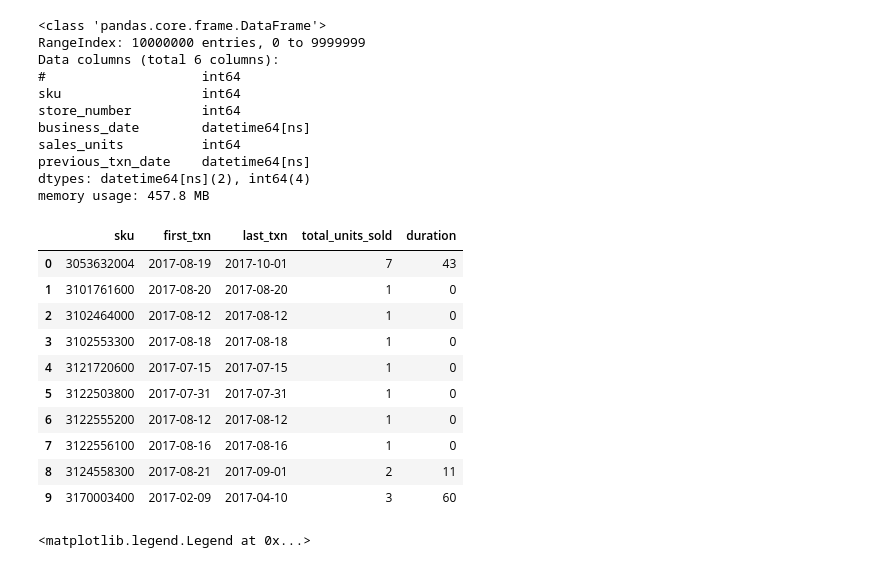
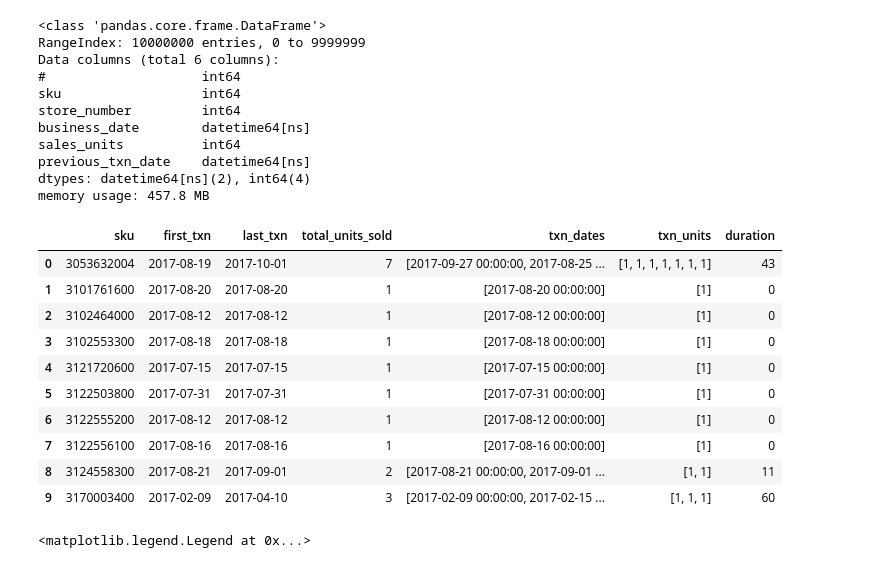
Before and after one commit to ramanbhamrah/footlocker, a Jupyter notebook: FL_product_age_analysis.ipynb, the cells around one changed output. Saved outputs shown, nothing was run; the diff lists cells and outputs as text; code cells hidden in the pictures.

```diff
--- a/FL_product_age_analysis.ipynb
+++ b/FL_product_age_analysis.ipynb
@@ -38,24 +38,26 @@ memory usage: 457.8 MB
 # %%
 df = pd.DataFrame()
 df['first_txn'] = data.groupby(['sku'])['business_date'].min()
 df['last_txn'] = data.groupby(['sku'])['business_date'].max()
 df['total_units_sold'] = data.groupby(['sku'])['sales_units'].sum()
+df['txn_dates'] = data.groupby(['sku'])['business_date'].apply(lambda x: list(x))
+df['txn_units'] = data.groupby(['sku'])['sales_units'].apply(lambda x: list(x))
 df.reset_index(inplace= True)
 df['duration'] = (df['last_txn'] - df['first_txn']).dt.days
 
 df.head(10)
 # %% [output]
-|  | sku | first_txn | last_txn | total_units_sold | duration |
-| 0 | 3053632004 | 2017-08-19 | 2017-10-01 | 7 | 43 |
-| 1 | 3101761600 | 2017-08-20 | 2017-08-20 | 1 | 0 |
-| 2 | 3102464000 | 2017-08-12 | 2017-08-12 | 1 | 0 |
-| 3 | 3102553300 | 2017-08-18 | 2017-08-18 | 1 | 0 |
-| 4 | 3121720600 | 2017-07-15 | 2017-07-15 | 1 | 0 |
-| 5 | 3122503800 | 2017-07-31 | 2017-07-31 | 1 | 0 |
-| 6 | 3122555200 | 2017-08-12 | 2017-08-12 | 1 | 0 |
-| 7 | 3122556100 | 2017-08-16 | 2017-08-16 | 1 | 0 |
-| 8 | 3124558300 | 2017-08-21 | 2017-09-01 | 2 | 11 |
-| 9 | 3170003400 | 2017-02-09 | 2017-04-10 | 3 | 60 |
+|  | sku | first_txn | last_txn | total_units_sold | txn_dates | txn_units | duration |
+| 0 | 3053632004 | 2017-08-19 | 2017-10-01 | 7 | [2017-09-27 00:00:00, 2017-08-25 ... | [1, 1, 1, 1, 1, 1, 1] | 43 |
+| 1 | 3101761600 | 2017-08-20 | 2017-08-20 | 1 | [2017-08-20 00:00:00] | [1] | 0 |
+| 2 | 3102464000 | 2017-08-12 | 2017-08-12 | 1 | [2017-08-12 00:00:00] | [1] | 0 |
+| 3 | 3102553300 | 2017-08-18 | 2017-08-18 | 1 | [2017-08-18 00:00:00] | [1] | 0 |
+| 4 | 3121720600 | 2017-07-15 | 2017-07-15 | 1 | [2017-07-15 00:00:00] | [1] | 0 |
+| 5 | 3122503800 | 2017-07-31 | 2017-07-31 | 1 | [2017-07-31 00:00:00] | [1] | 0 |
+| 6 | 3122555200 | 2017-08-12 | 2017-08-12 | 1 | [2017-08-12 00:00:00] | [1] | 0 |
+| 7 | 3122556100 | 2017-08-16 | 2017-08-16 | 1 | [2017-08-16 00:00:00] | [1] | 0 |
+| 8 | 3124558300 | 2017-08-21 | 2017-09-01 | 2 | [2017-08-21 00:00:00, 2017-09-01 ... | [1, 1] | 11 |
+| 9 | 3170003400 | 2017-02-09 | 2017-04-10 | 3 | [2017-02-09 00:00:00, 2017-02-15 ... | [1, 1, 1] | 60 |
 # %%
 import matplotlib.pyplot as plt
 import seaborn as sns
```
Also changed, not shown: parts of 2 cells of this notebook.
